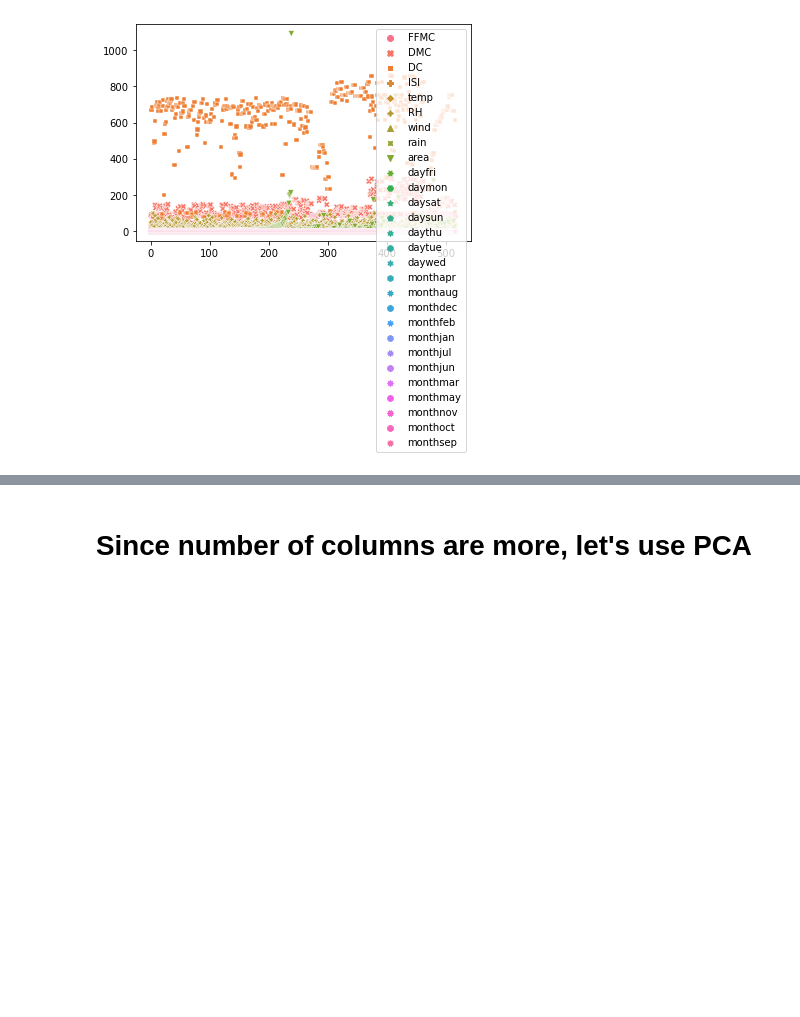
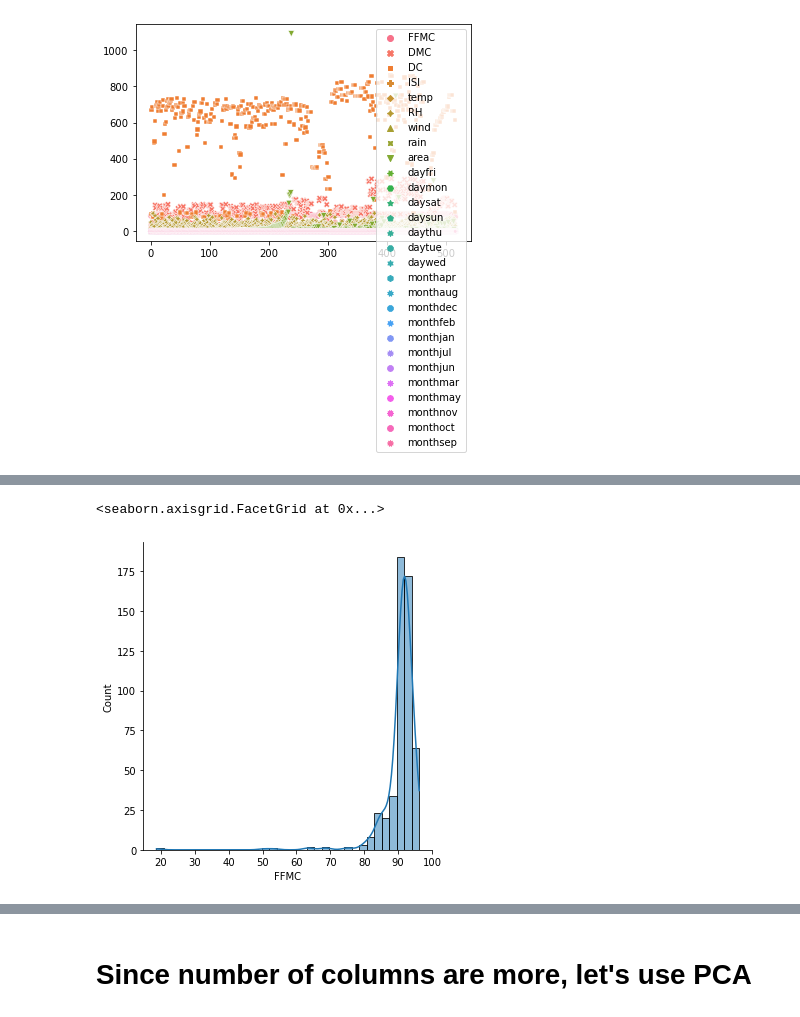
Before and after one commit to Ashwinibs19/SVM-Classification-on-forest, a Jupyter notebook: SVM Classification on forest.ipynb, the cells around one changed output, grey strips where cells are left out. Saved outputs shown, nothing was run; the diff lists cells and outputs as text; code cells hidden in the pictures; blank space fills up the shorter version.

```diff
--- a/SVM Classification on forest.ipynb
+++ b/SVM Classification on forest.ipynb
@@ -134,0 +147,5 @@ plt.show()
+# %%
+sns.displot(df['FFMC'],kde=True, bins=35)
+# %% [output]
+<seaborn.axisgrid.FacetGrid at 0x...>
+[figure, added]
```
Also changed, not shown: parts of 20 cells of this notebook.
